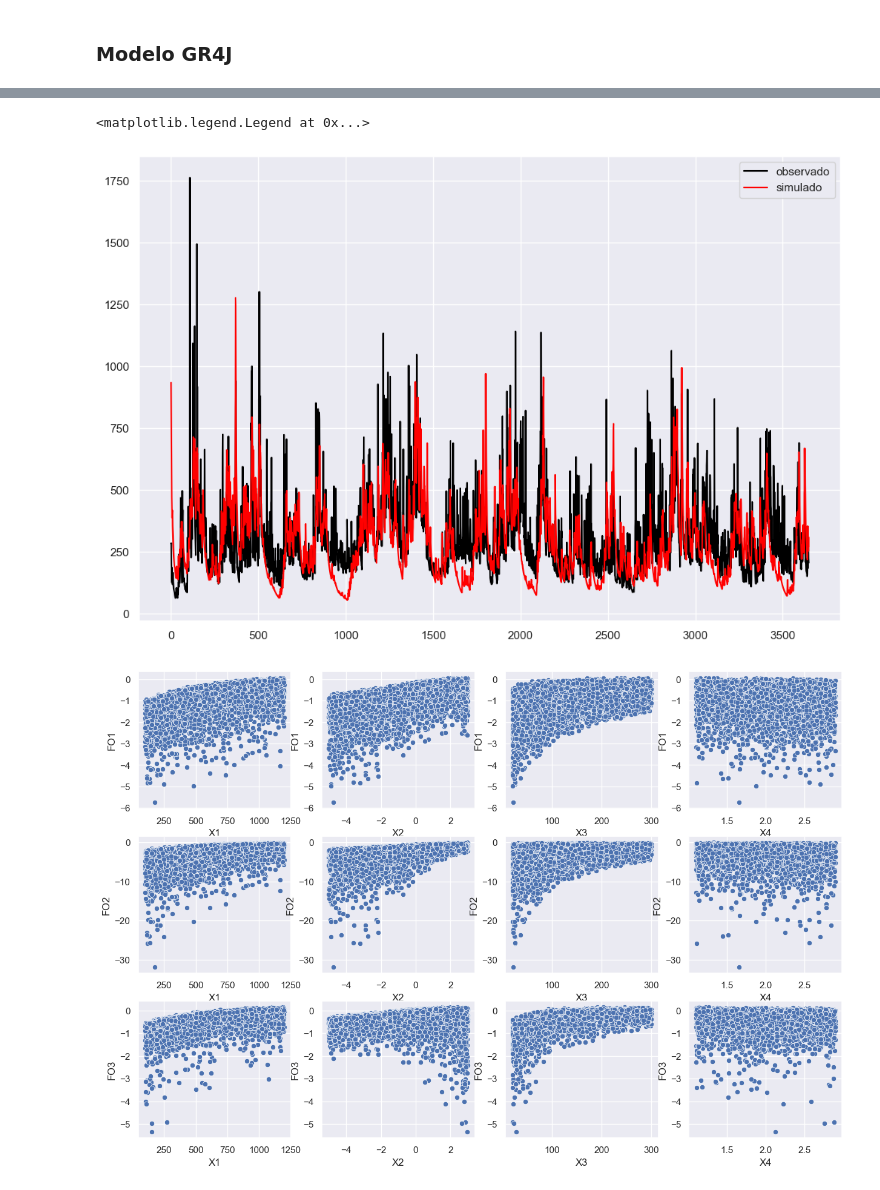
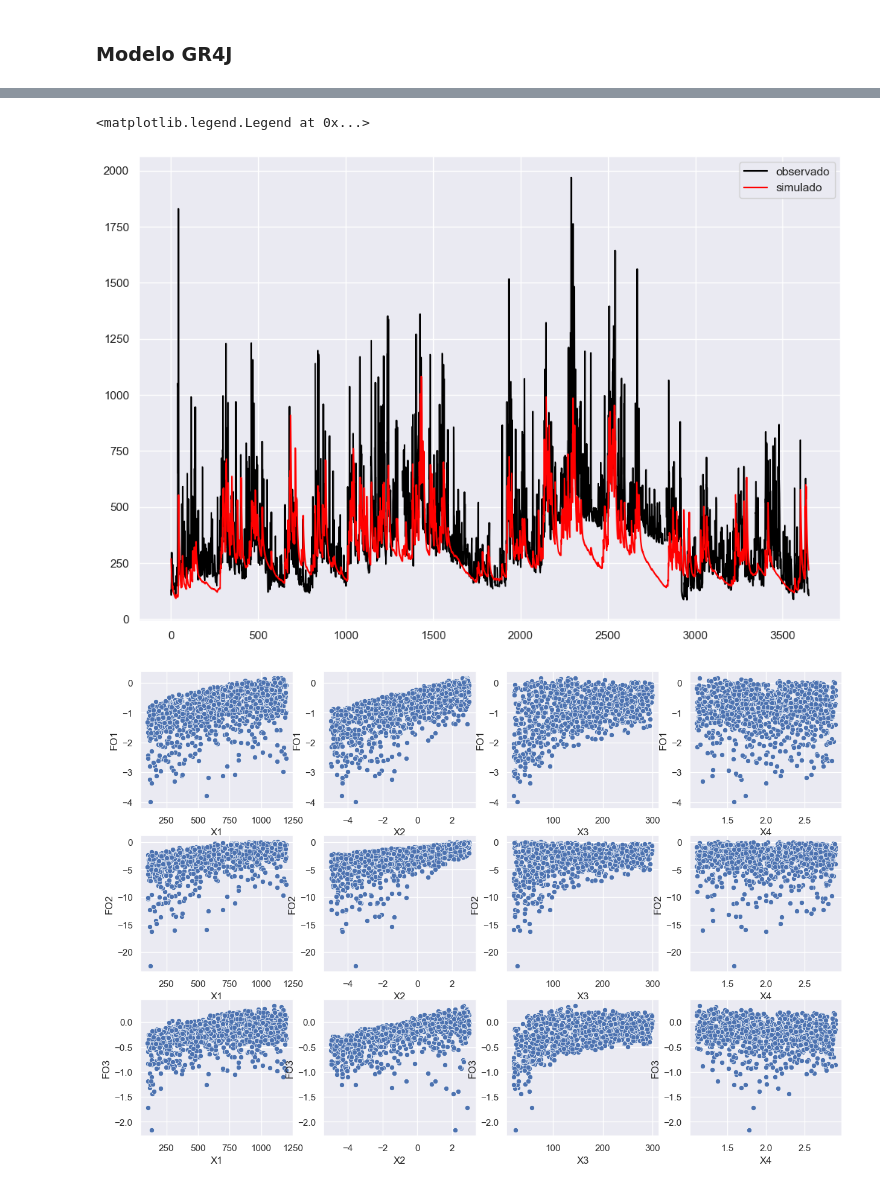
Before and after one commit to Juliant06/hidrologia_saldana, a Jupyter notebook: hidrologia_saldana.ipynb, the cells around one changed output, grey strips where cells are left out. Drawn from its saved outputs; the diff is of its cells as text; code cells hidden in the pictures.

```diff
--- a/hidrologia_saldana.ipynb
+++ b/hidrologia_saldana.ipynb
@@ -233,22 +235,22 @@ mask = (df_pta_cobre.index >= t_inicial) & (df_pta_cobre.index < t_final)
 q_pta_piedra = df_pta_cobre[mask]['valorObservado'].to_numpy()
 # %%
 # precipitacion
-pptn_slice = clip_pptn.sel(time=slice(t_inicial,'1999'))
+pptn_slice = clip_pptn.sel(time=slice(t_inicial,t_final_pptn))
 pptn_cuenca = pptn_slice.mean(axis=1).mean(axis=1).to_numpy()
 # %%
 def params(cota:float,area:float,):
 
     params = [
-    random.uniform(0,600), #Almacenamiento capilar (Tamaño del tanque)
-    random.uniform(1, 100), # Conductividad de la capa superior
-    random.uniform(0.01, 100) ,# Conducitividad capa inferior
-    random.uniform(1,100), # Pérdidas subterráneas
-    random.uniform(1,100), # Tiempo de residencia
-    random.uniform(1,100), # Tiempo de residencia
-    random.uniform(0,1000),# Tiempo de residencia
-    random.uniform(1,3),#alpha
+    random.uniform(200,420), #Almacenamiento capilar (Tamaño del tanque)
+    random.uniform(2, 90), # Conductividad de la capa superior
+    random.uniform(6, 10) ,# Conducitividad capa inferior
+    random.uniform(0,0.5), # Pérdidas subterráneas
+    random.uniform(1.0,9), # Tiempo de residencia
+    random.uniform(5.0,10.0), # Tiempo de residencia
+    random.uniform(150,200),# Tiempo de residencia
+    random.uniform(1,2),#alpha
     random.uniform(0.5,1),#beta
-    random.uniform(0.9,1.15),# Param lluvia
+    random.uniform(1.0,1.15),# Param lluvia
     cota, #Altitud msnm
     area, #Area
     ]
@@ -291,7 +293,7 @@ pptn_cal= pptn_cuenca[:date_cal]
 # nombre_parametros
 llaves = list(almacenamiento.keys())[:-7]
 # Numero de iteraciones
-max_iter = 100
+max_iter = 1000
 # %%
 for iteracion in range(max_iter):
     # Estrucutra de corrida
@@ -409,7 +428,7 @@ simulaciones = [
 ]
 
 # Se inicia con 2000 simulaciones
-for i in range(5000):
+for i in range(1000):
     params = monte_carlo()
 
     dic_params = {
@@ -464,19 +483,20 @@ resultado_mc[mask]
 # %%
-q_sim = simulaciones[4199]
+q_sim = simulaciones[51]
 plt.figure(figsize=(12,8))
 plt.plot(q_cal,color='black',label='observado')
 plt.plot(q_sim,color='red',label='simulado')
 plt.legend()
 # %% [output]
 <matplotlib.legend.Legend at 0x...>
-[figure, old version]
+[figure, new version]
 # %%
 
 # Figuras de sensibilidad
 sns.set()
-fig, axes = plt.subplots(3,4,
-                         figsize=(15,10),
-                         )
+fig, axes = plt.subplots(
+    3,4,
+    figsize=(15,10),
+    )
 
 
 # Lista con
@@ -487,9 +507,11 @@ for i in range(len(fun_obj)):
     for j in range(len(params)):
 
         # se crean los graficos
-        sns.scatterplot(data=resultado_mc,
-                        x=params[j],
-                        y=fun_obj[i],
-                        ax=axes[i,j])
+        sns.scatterplot(
+            data=resultado_mc,
+            x=params[j],
+            y=fun_obj[i],
+            ax=axes[i,j]
+        )
 # %% [output]
-[figure, old version]
+[figure, new version]
```
Also changed, not shown: parts of 10 cells of this notebook.
